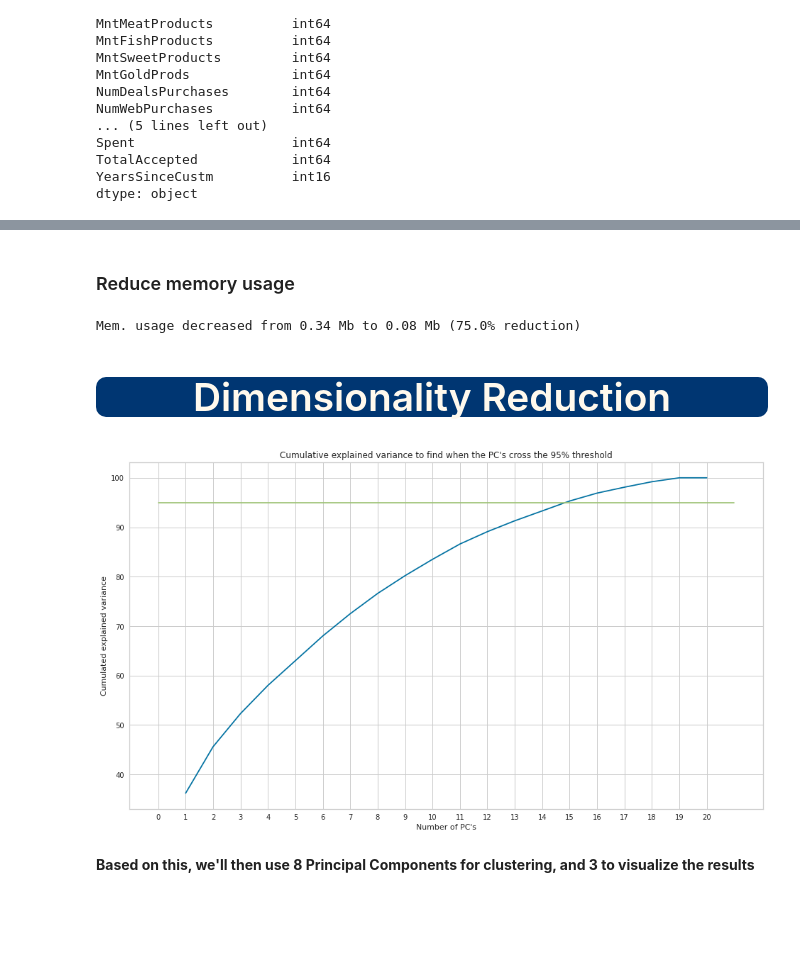
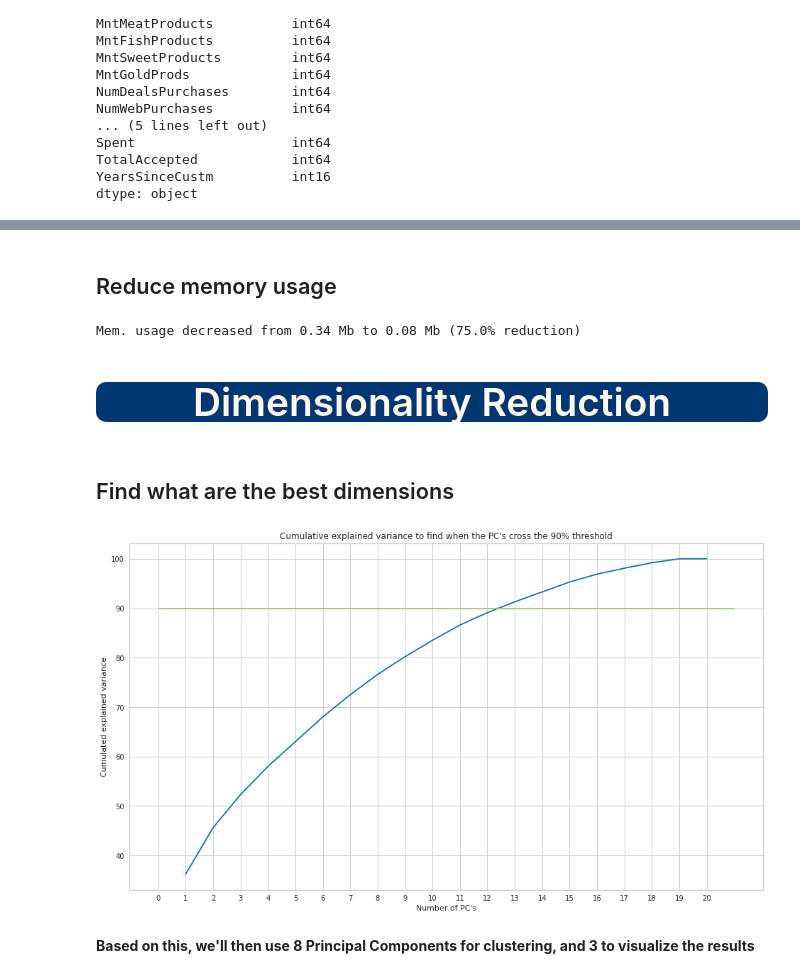
Before and after one commit to Brice-Vergnou/customer_segm, a Jupyter notebook: customer-segmentation.ipynb, the cells around one changed output, grey strips where cells are left out. Drawn from its saved outputs; the diff is of its cells as text; code cells hidden in the pictures; blank space fills up the shorter version.

```diff
--- a/customer-segmentation.ipynb
+++ b/customer-segmentation.ipynb
@@ -420,7 +394,7 @@ scaled.head()
 | 3 | -0.158077 | -0.741643 | -1.176680 | -0.795506 | -0.872375 | -0.561948 | -0.655768 | -0.505056 | ... |
 | 4 | -0.158077 | -0.741643 | 0.293806 | 1.553934 | -0.392047 | 0.418123 | -0.218777 | 0.152497 | ... |
 # %% [markdown]
-### Reduce memory usage
+## Reduce memory usage
 # %%
 def reduce_memory_usage(data, verbose=True):
     # from https://www.kaggle.com/code/karnikakapoor/customer-segmentation-clustering#DATA-PREPROCESSING
@@ -464,25 +438,27 @@ scaled_and_reduced_data = reduce_memory_usage(scaled, verbose=True)
 # %% [output]
 Mem. usage decreased from 0.34 Mb to 0.08 Mb (75.0% reduction)
 # %% [markdown]
-<a id ="5"></a>
+<a id ="6"></a>
 # <p style="background-color:#003672;font-family:newtimeroman;color:#FFF9ED;font-size:150%;text-align:center;border-radius:10px 10px;">Dimensionality Reduction</p>
+# %% [markdown]
+## Find what are the best dimensions
 # %%
 pca = PCA(n_components=len(scaled_and_reduced_data.columns))
 pca.fit(scaled_and_reduced_data);
 # %%
 # Eplained variance and Scree plot
 per_var = np.round(pca.explained_variance_ratio_ * 100, decimals=1)
 cumu_var = np.cumsum(per_var)
 
 plt.figure(figsize=(16,9))
 sns.lineplot(x=range(1,21), y=cumu_var)
-sns.lineplot(x=[0,21],y=[95,95])
+sns.lineplot(x=[0,21],y=[90,90])
 plt.xticks(range(0,21))
 plt.xlabel("Number of PC's")
 plt.ylabel("Cumulated explained variance")
-plt.title("Cumulative explained variance to find when the PC's cross the 95% threshold");
+plt.title("Cumulative explained variance to find when the PC's cross the 90% threshold");
 # %% [output]
-[figure, old version]
+[figure, new version]
 # %% [markdown]
 **Based on this, we'll then use 8 Principal Components for clustering, and 3 to visualize the results**
 # %%
```
Also changed, not shown: parts of 29 cells of this notebook.
